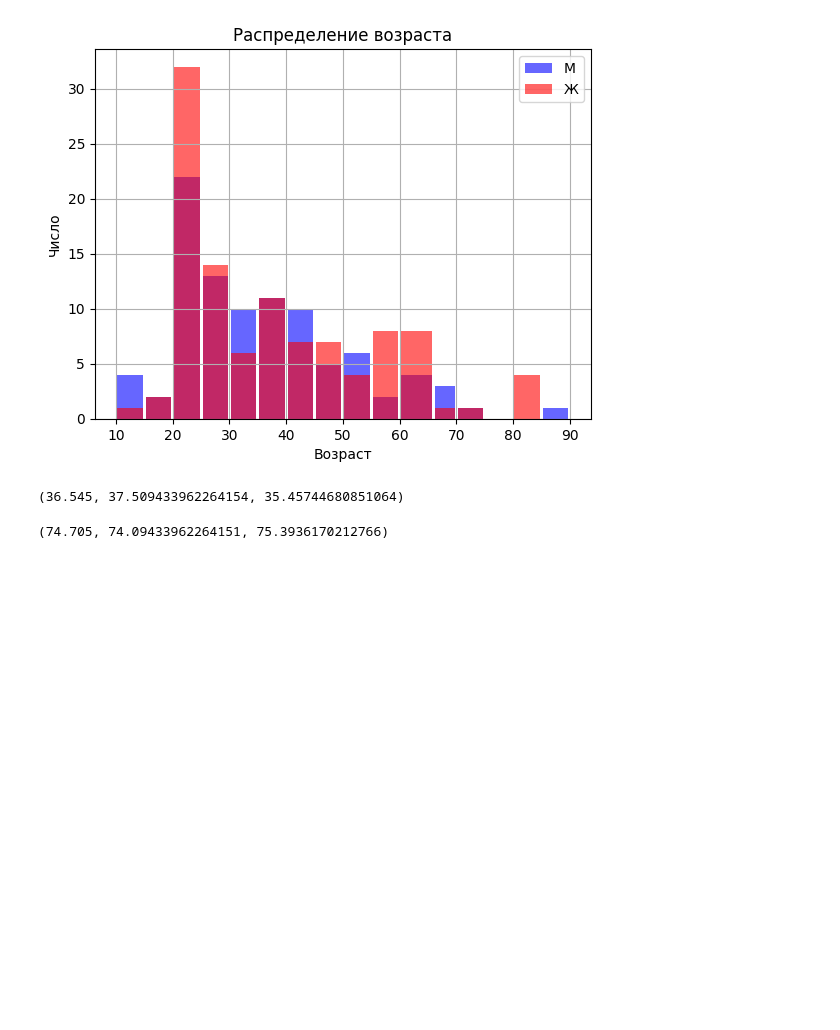
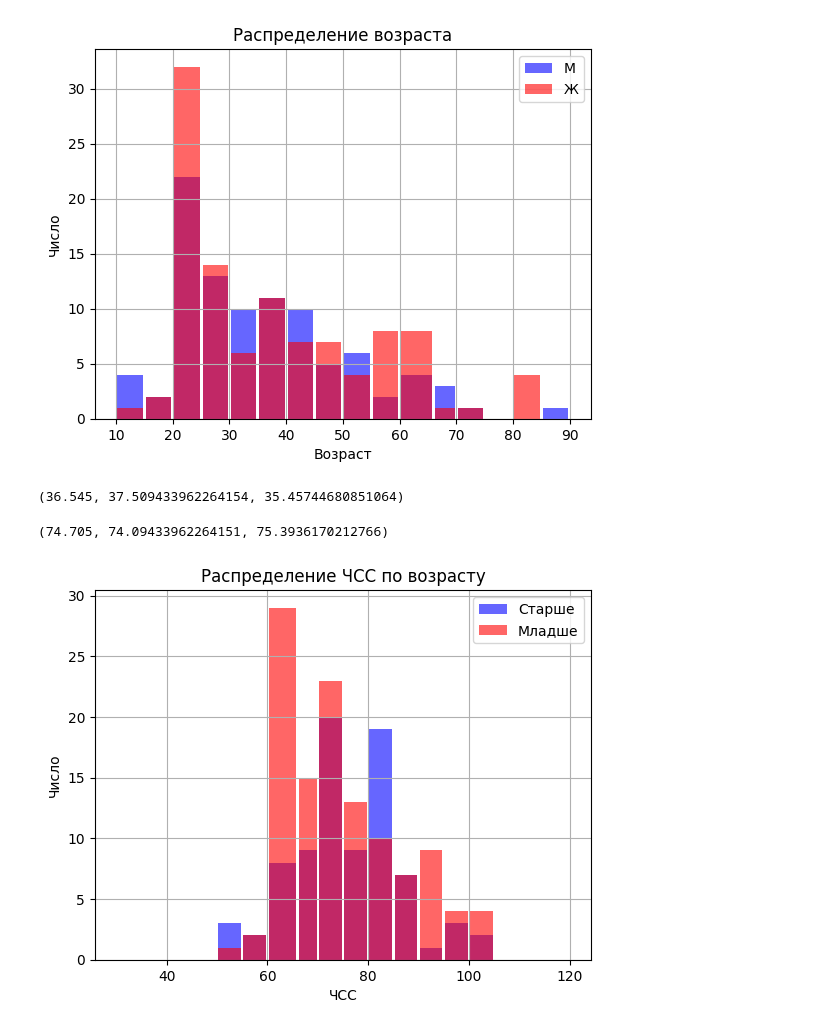
Before and after one commit to Qbbyone/python-stat, a Jupyter notebook: task1.ipynb, the cells around one changed output. Cells and saved outputs as stored; diff of their text form; code cells hidden in the pictures; blank space fills up the shorter version.

```diff
--- a/task1.ipynb
+++ b/task1.ipynb
@@ -42,3 +42,18 @@ male_hr_mean = hr[data["gender"]=="м"].mean()
 hr_mean, female_hr_mean, male_hr_mean
 # %% [output]
 (74.705, 74.09433962264151, 75.3936170212766)
+# %%
+# 4. Построить график распределения ЧСС для людей старше медианного значения возраста в выборке и младше(*).
+# Подписать оси, добавить легенду и сетку на график.
+edges = [30, 35,40, 45,50,55, 60, 66, 70,75, 80,85, 90, 95,100,105,110,115,120] # границы диапазонов
+n, bins, patches = plt.hist(hr[data["age"] > age_mean], edges, facecolor='blue', alpha=0.6, rwidth = 0.9)
+n, bins, patches = plt.hist(hr[data["age"] < age_mean], edges, facecolor='red', alpha=0.6, rwidth = 0.9)
+
+plt.xlabel('ЧСС')
+plt.ylabel('Число')
+plt.title('Распределение ЧСС по возрасту')
+plt.legend(["Старше","Младше"])
+plt.grid(True)
+plt.show()
+# %% [output]
+[figure, added]
```
Also changed, not shown: parts of 4 cells of this notebook.
